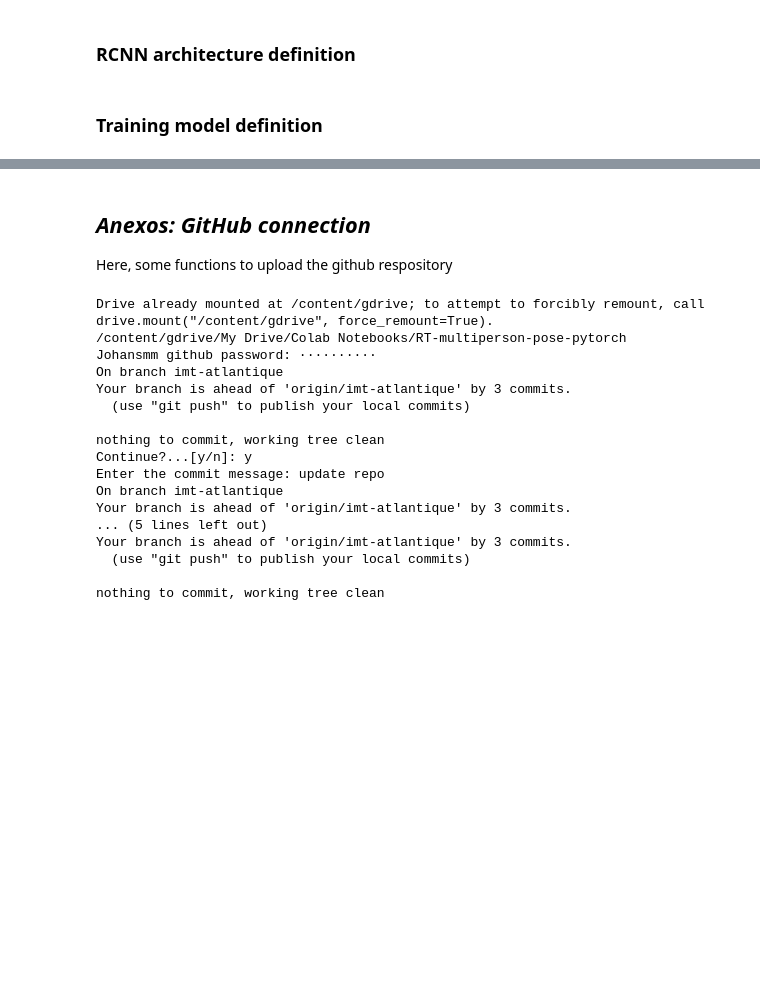
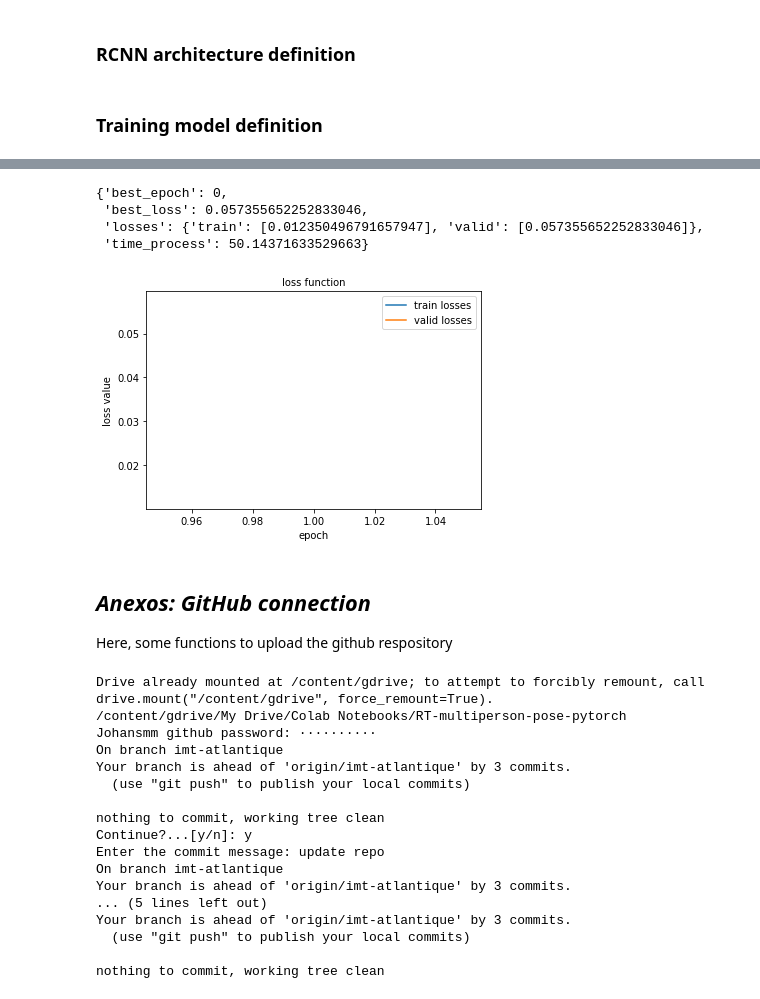
Before and after one commit to Johansmm/RT-multiperson-pose-pytorch, a Jupyter notebook: pose_results.ipynb, the cells around one changed output, grey strips where cells are left out. Saved outputs shown, nothing was run; the diff lists cells and outputs as text; code cells hidden in the pictures; blank space fills up the shorter version.

Commit message:
First training implementation

```diff
--- a/pose_results.ipynb
+++ b/pose_results.ipynb
@@ -511,7 +514,7 @@ class EncoderDecoderConvLSTM(nn.Module):
 # %%
 def training(EDconvLST_model, criterion, optimizer, scheduler = None,
              num_epochs = 25, model_name = None, early_max = None,
-             batch_size = 12, n_steps_past = 10, future_step = 10):
+             batch_size = 12, n_steps_past = 10):
     since, count_max = time.time(), 0
 
     tic = time.time(); losses = {"train": [], "valid": []}
@@ -528,7 +531,7 @@ def training(EDconvLST_model, criterion, optimizer, scheduler = None,
 
             # Iterate over data.
             running_loss = 0.0
-            for video_path in videoloaders[phase]: # Start for
+            for video_path in videoloaders[phase][:2]: # Start for
                 batch = video_batch(video_path, batch_size = batch_size) # Batch of (b,t,c,h,w)
                 x, y = batch[:, 0:n_steps_past, :, :, :], batch[:, n_steps_past:, :, :, :]
                 x, y = x.cuda(), y.cuda()
@@ -536,15 +539,15 @@ def training(EDconvLST_model, criterion, optimizer, scheduler = None,
                 # forward
                 optimizer.zero_grad() # zero the parameter gradients
                 with torch.set_grad_enabled(phase == 'train'): # track history if only in train
-                    y_hat = EDconvLST_model(x, future_step = future_step)
+                    y_hat = EDconvLST_model(x)
                     loss = criterion(y_hat, y)
                     if phase == 'train': # backward + optimize only if in training phase
                         loss.backward(); optimizer.step()
 
-                running_loss += loss.item() * inputs.size(0)
+                running_loss += loss.item() * x.size(0)
 
             if phase == 'train' and scheduler is not None: scheduler.step()
-            stats["losses"][phase].append(running_loss/dataset_sizes[phase])
+            stats["losses"][phase].append(running_loss/video_set_sizes[phase])
 
         time_elapsed = time.time() - tic
         if isprint: # Print somethings for some epoch
@@ -559,7 +562,7 @@ def training(EDconvLST_model, criterion, optimizer, scheduler = None,
                 print('Valid loss decreased ({:.6f} --> {:.6f}). Saving model ...'.format(stats["best_loss"], stats["losses"]["valid"][-1]))
             stats["best_epoch"] = epoch - 1
             stats["best_loss"] = stats["losses"]["valid"][-1]
-            best_model_wts = copy.deepcopy(model.state_dict())
+            best_model_wts = copy.deepcopy(EDconvLST_model.state_dict())
             if model_name is not None: torch.save(best_model_wts, model_name)
             count_max = 0
         else:
@@ -572,6 +575,6 @@ def training(EDconvLST_model, criterion, optimizer, scheduler = None,
     print('Best metric (loss): {:4f}'.format(stats["best_loss"]))
 
     # load best model weights
-    model.load_state_dict(best_model_wts)
-    model.to(device)
-    return model, stats
+    EDconvLST_model.load_state_dict(best_model_wts)
+    EDconvLST_model.cuda()
+    return EDconvLST_model, stats
@@ -577,0 +583,9 @@ def training(EDconvLST_model, criterion, optimizer, scheduler = None,
+# %%
+EDCLSTM_model = EncoderDecoderConvLSTM(nf = 57, in_chan = 57, future_step = 57)
+EDCLSTM_model.cuda()
+criterion = nn.MSELoss()
+optimizer = optim.Adam(EDCLSTM_model.parameters(), lr = 1e-4, betas=(0.9, 0.98))
+# %%
+EDCLSTM_model, EDCLSTM_stats = training(EDCLSTM_model, criterion, optimizer, scheduler = None,
+             num_epochs = 4, model_name = None, early_max = None,
+             batch_size = 5, n_steps_past = 2)
@@ -578,3 +600,19 @@ def training(EDconvLST_model, criterion, optimizer, scheduler = None,
+# %%
+def loss_plot(losses):
+    for phase in ["train", "valid"]:
+        plt.plot(range(1, len(losses[phase]) + 1), losses[phase], label = phase + " losses")
+    plt.legend(prop = {'size': 10})
+    plt.title('loss function', size = 10)
+    plt.xlabel('epoch', size = 10); plt.ylabel('loss value', size = 10)
+
+loss_plot(EDCLSTM_stats["losses"])
+EDCLSTM_stats
+# %% [output]
+{'best_epoch': 0,
+ 'best_loss': 0.057355652252833046,
+ 'losses': {'train': [0.012350496791657947], 'valid': [0.057355652252833046]},
+ 'time_process': 50.14371633529663}
+[figure, added]
 # %% [markdown]
 ## ***Anexos: GitHub connection***
 Here, some functions to upload the github respository
```
Also changed, not shown: parts of 4 cells of this notebook.
